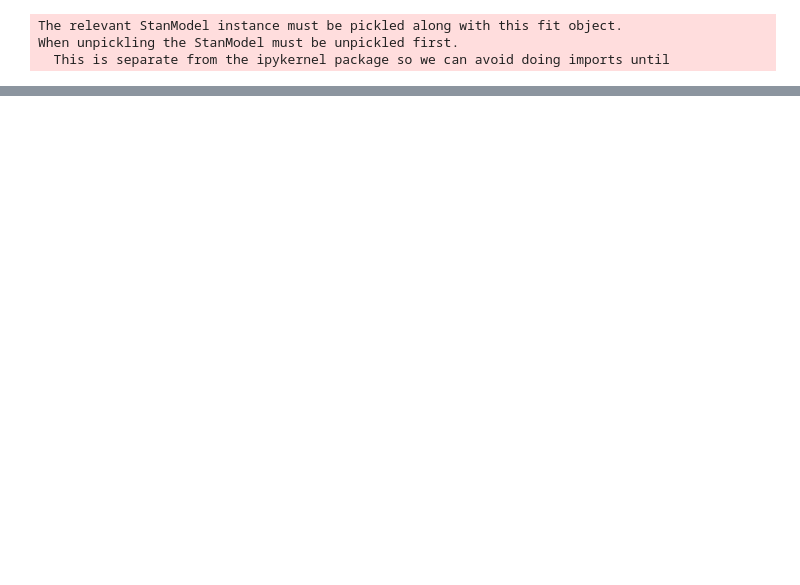
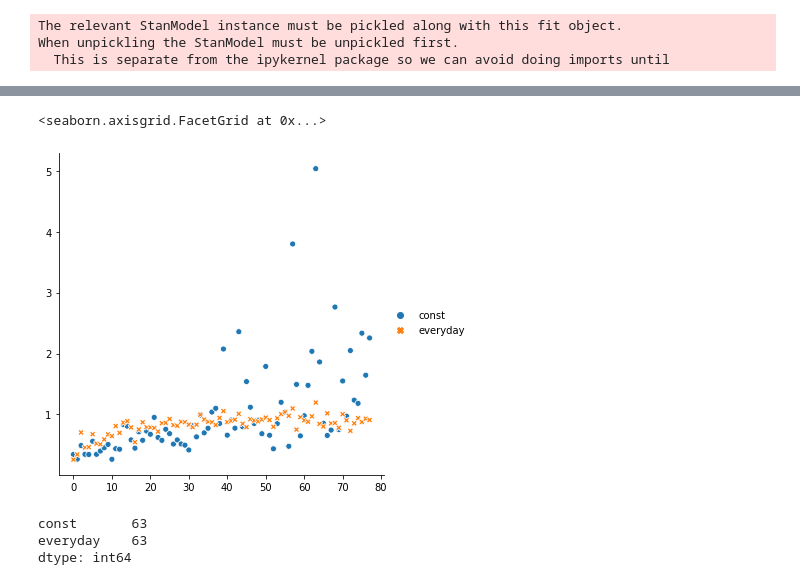
Before and after one commit to yoriyuki/BayesianCOVID19, a Jupyter notebook: notebook/BayesianCOVID19.ipynb, the cells around one changed output, grey strips where cells are left out. Cells and saved outputs as stored; diff of their text form; code cells hidden in the pictures; blank space fills up the shorter version.

Commit message:
model selection

```diff
--- a/notebook/BayesianCOVID19.ipynb
+++ b/notebook/BayesianCOVID19.ipynb
@@ -232,0 +166,8 @@ fit_const = data_dict['fit']
+# %%
+with open("sm_every_fit.pkl", "rb") as f:
+    data_dict = pickle.load(f)
+    # or with a list
+    # data_list = pickle.load(f)
+sm_every = data_dict['model']
+fit_every = data_dict['fit']
+# fit = data_list[1]
@@ -233,3 +176,3 @@ fit_const = data_dict['fit']
 # %%
 data_const = az.from_pystan(fit_const, log_likelihood='log_lik')
-data_1 = az.from_pystan(fit_1, log_likelihood='log_lik')
+data_every = az.from_pystan(fit_every, log_likelihood='log_lik')
@@ -374,0 +179,3 @@ az.plot_trace(data_sim, var_names=['b1', 'b_date', 'p'])
+# %%
+loo_const = az.loo(data_const, pointwise=True)
+loo_const
@@ -374,0 +198,3 @@ az.plot_trace(data_sim, var_names=['b1', 'b_date', 'p'])
+# %%
+loo_every = az.loo(data_every, pointwise=True)
+loo_every
@@ -374,0 +225,12 @@ az.plot_trace(data_sim, var_names=['b1', 'b_date', 'p'])
+# %%
+df = pd.DataFrame({'const':loo_const.pareto_k, 'everyday':loo_every.pareto_k})
+sns.relplot(data=df)
+# %% [output]
+<seaborn.axisgrid.FacetGrid at 0x...>
+[figure, added]
+# %%
+df.idxmax()
+# %% [output]
+const       63
+everyday    63
+dtype: int64
```
Also changed, not shown: parts of 38 cells of this notebook, 2 other files.
